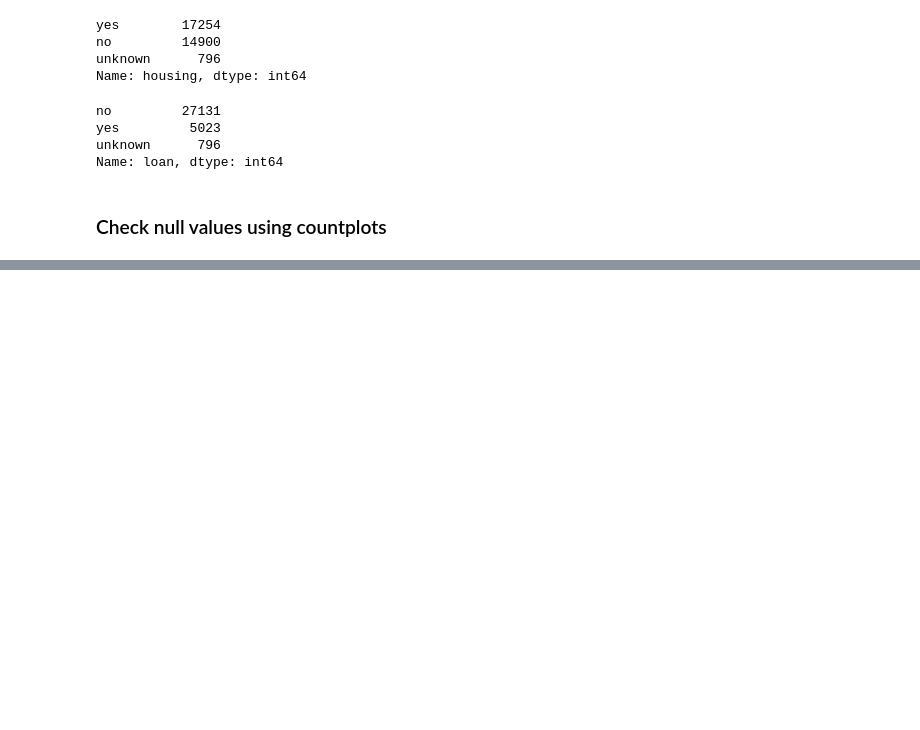
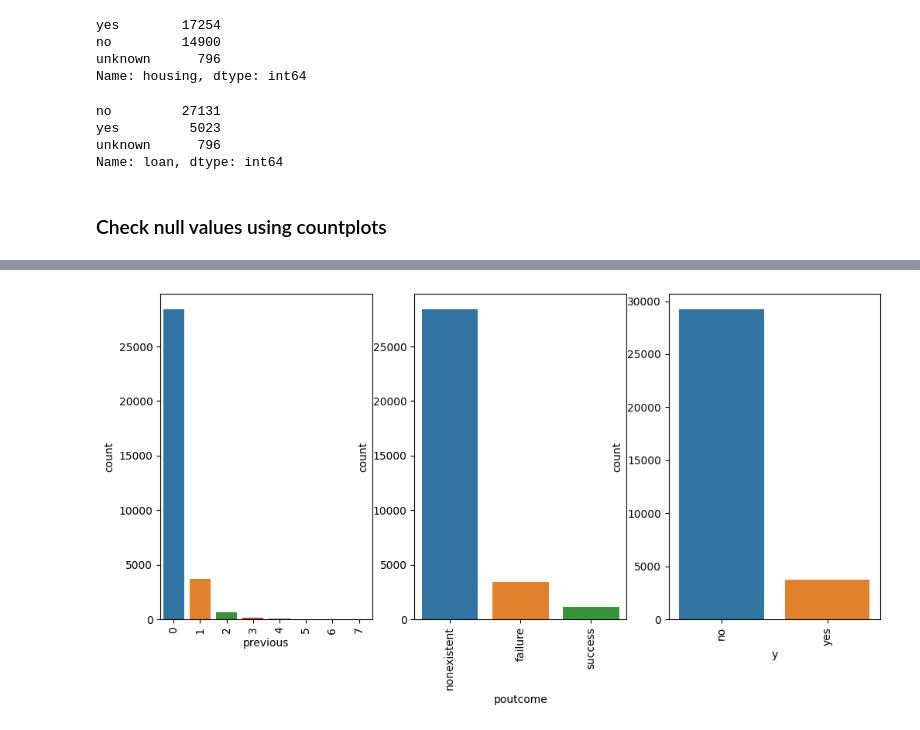
Before and after one commit to hslee0824/banking_data, a Jupyter notebook: main.ipynb, the cells around one changed output, grey strips where cells are left out. Cells and saved outputs as stored; diff of their text form; code cells hidden in the pictures; blank space fills up the shorter version.

```diff
--- a/main.ipynb
+++ b/main.ipynb
@@ -175,0 +204,18 @@ plt.show()
+# %%
+plt.figure(figsize=(12,12))
+
+plt.subplot(2,3,1)
+sns.countplot(x=train['previous'])
+plt.xticks(rotation=90)
+
+plt.subplot(2,3,2)
+sns.countplot(x=train['poutcome'])
+plt.xticks(rotation=90)
+
+plt.subplot(2,3,3)
+sns.countplot(x=train['y'])
+plt.xticks(rotation=90)
+
+plt.show()
+# %% [output]
+[figure, added]
```
Also changed, not shown: parts of 5 cells of this notebook.
